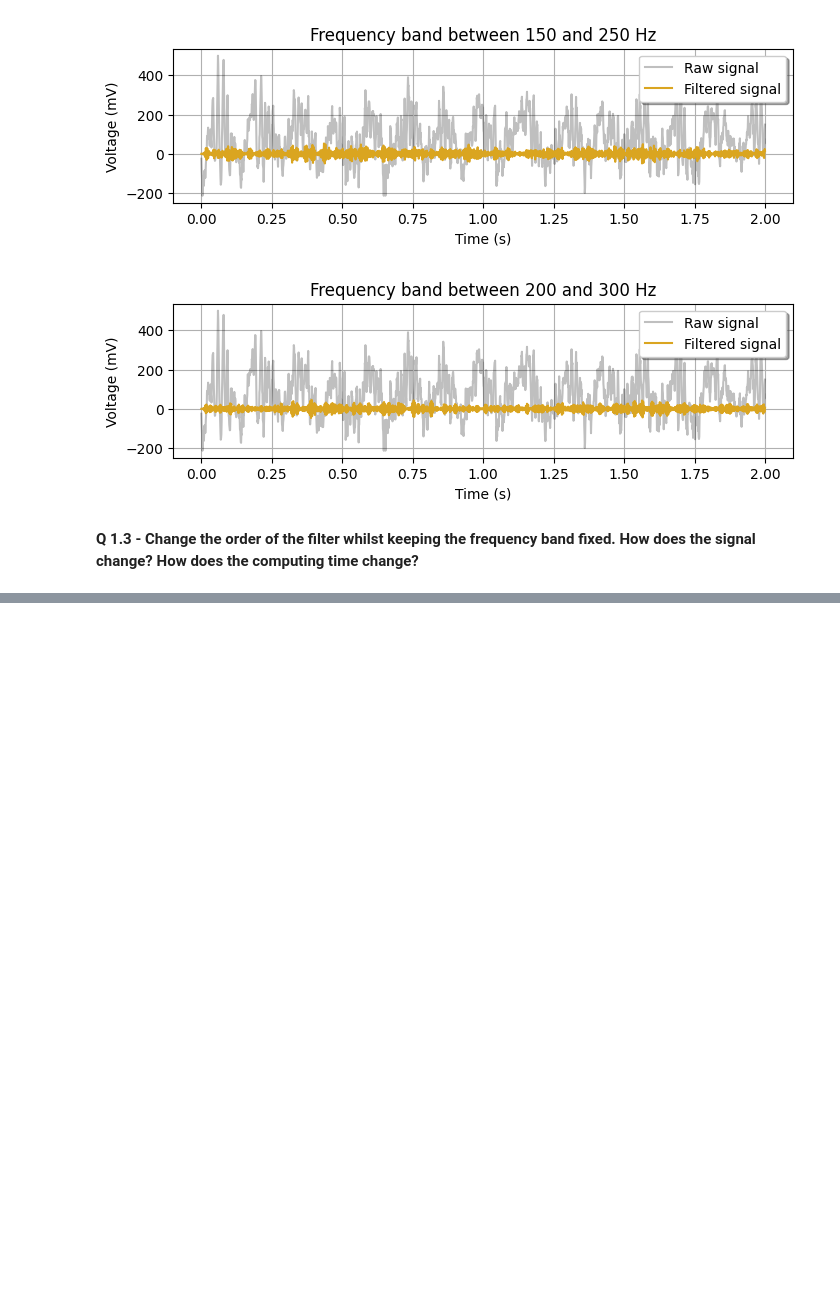
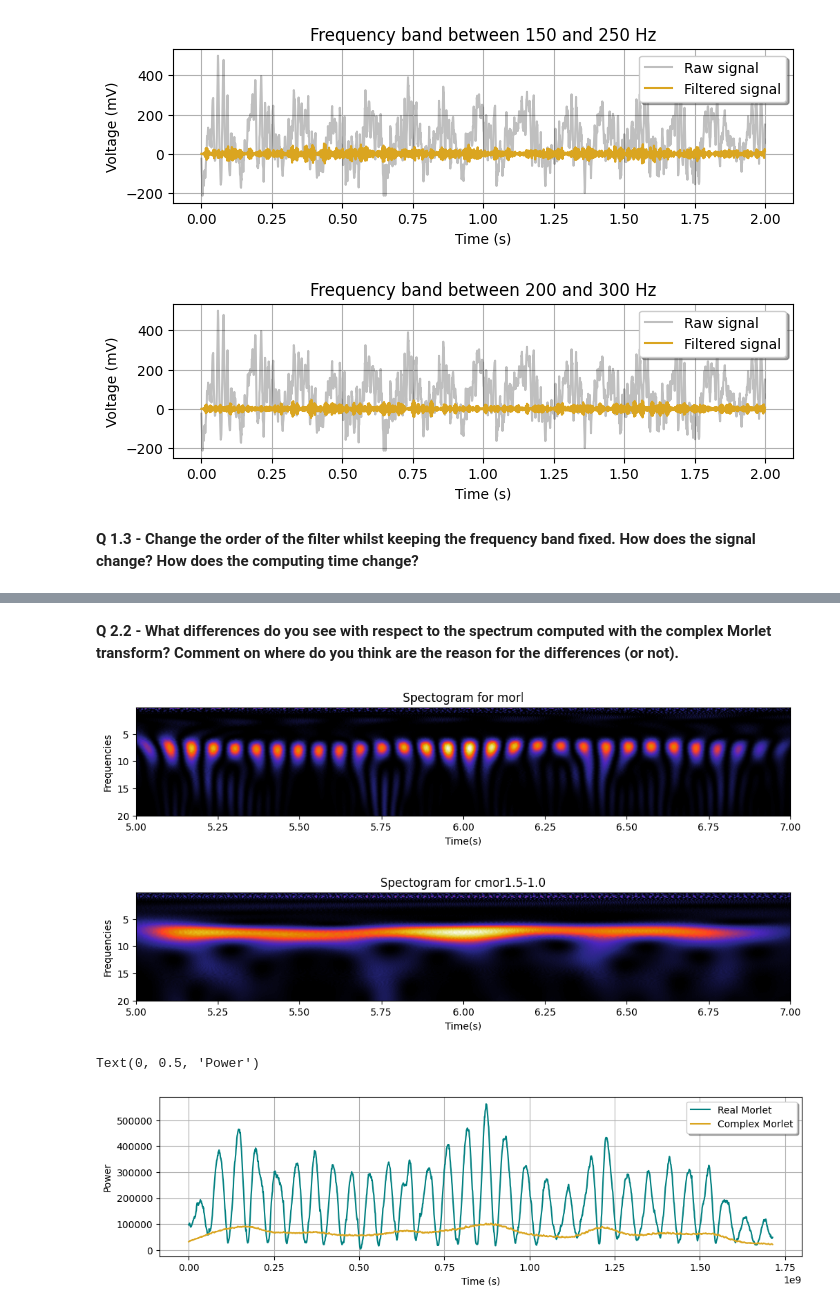
Before and after one commit to DanielaOS/NeuralAnalysis, a Jupyter notebook: neural-data-master/01-local_field_potential/LFP_exercises_mine.ipynb, the cells around one changed output, grey strips where cells are left out. Saved outputs shown, nothing was run; the diff lists cells and outputs as text; code cells hidden in the pictures; blank space fills up the shorter version.

```diff
--- a/neural-data-master/01-local_field_potential/LFP_exercises_mine.ipynb
+++ b/neural-data-master/01-local_field_potential/LFP_exercises_mine.ipynb
@@ -82,0 +175,34 @@ for indx in range(len(frequency_bands2)):
+# %% [markdown]
+**Q 2.2 - What differences do you see with respect to the spectrum computed with the complex Morlet transform? Comment on where do you think are the reason for the differences (or not).**
+# %%
+question2_wavelets = ['morl', 'cmor1.5-1.0']
+cwt_mats = []
+for wavelet in question2_wavelets:
+    scales = pywt.scale2frequency(wavelet, scale = frequencies)
+    cwt_matrix, _ = pywt.cwt(signal, wavelet = wavelet, scales = scales)
+    cwt_mats.append(cwt_matrix)
+    plt.figure(figsize=(12,2))
+
+    plt.imshow(abs(cwt_matrix)**2, aspect='auto', cmap='CMRmap', extent=[start, finish, frequencies[-1] * sampling_rate,
+                                    frequencies[0] * sampling_rate])
+    plt.title('Spectogram for {}'.format(wavelet))
+    plt.xlabel('Time(s)')
+    plt.ylabel('Frequencies')
+    plt.show()
+
+
+power_real_morlet = np.mean(abs(cwt_mats[0])**2, axis = 0)
+power_complex_morlet = np.mean(abs(cwt_mats[1])**2, axis = 0)
+
+plt.figure(figsize=(12,3))
+plt.plot(np.linspace(start,end, len(power_real_morlet)), power_real_morlet, color='teal', label ='Real Morlet')
+plt.plot(np.linspace(start,end, len(power_complex_morlet)), power_complex_morlet, color='goldenrod', label ='Complex Morlet')
+plt.grid()
+plt.legend(shadow=True)
+plt.xlabel('Time (s)')
+plt.ylabel('Power')
+# %% [output]
+[figure, added]
+[figure, added]
+Text(0, 0.5, 'Power')
+[figure, added]
```
Also changed, not shown: parts of 6 cells of this notebook.
